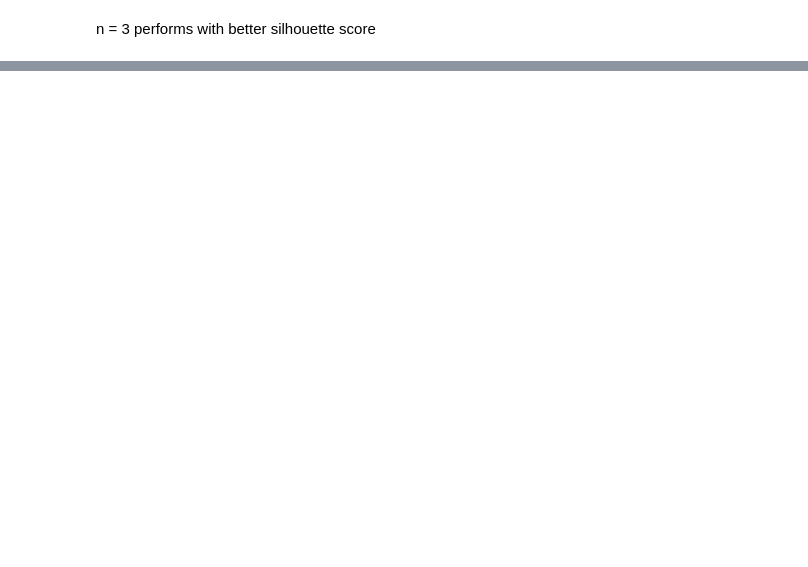
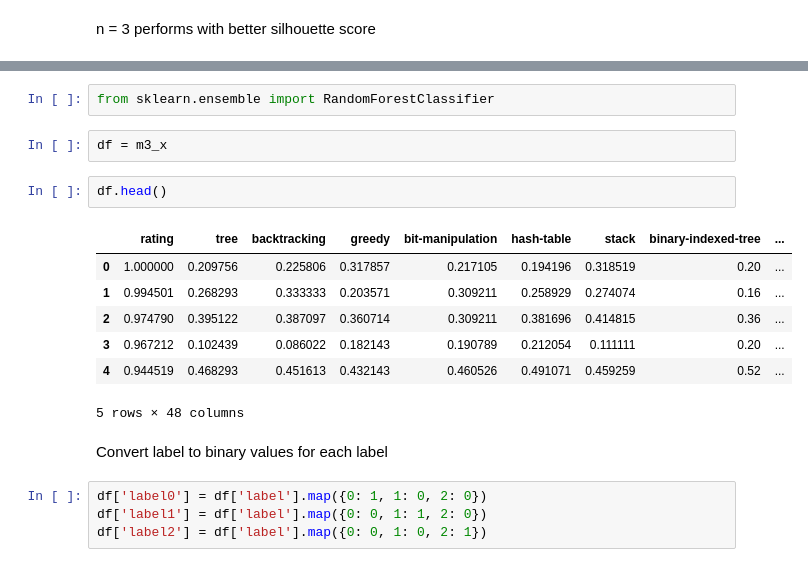
Before and after one commit to ayush02av/mlprac, a Jupyter notebook: Projects/leetcode/model.ipynb, the cells around one changed output, grey strips where cells are left out. Saved outputs shown, nothing was run; the diff lists cells and outputs as text; blank space fills up the shorter version.

```diff
--- a/Projects/leetcode/model.ipynb
+++ b/Projects/leetcode/model.ipynb
@@ -320,0 +329,20 @@ n = 3 performs with better silhouette score
+# %%
+from sklearn.ensemble import RandomForestClassifier
+# %%
+df = m3_x
+# %%
+df.head()
+# %% [output]
+|  | rating | tree | backtracking | greedy | bit-manipulation | hash-table | stack | binary-indexed-tree | ... |
+| 0 | 1.000000 | 0.209756 | 0.225806 | 0.317857 | 0.217105 | 0.194196 | 0.318519 | 0.20 | ... |
+| 1 | 0.994501 | 0.268293 | 0.333333 | 0.203571 | 0.309211 | 0.258929 | 0.274074 | 0.16 | ... |
+| 2 | 0.974790 | 0.395122 | 0.387097 | 0.360714 | 0.309211 | 0.381696 | 0.414815 | 0.36 | ... |
+| 3 | 0.967212 | 0.102439 | 0.086022 | 0.182143 | 0.190789 | 0.212054 | 0.111111 | 0.20 | ... |
+| 4 | 0.944519 | 0.468293 | 0.451613 | 0.432143 | 0.460526 | 0.491071 | 0.459259 | 0.52 | ... |
+5 rows × 48 columns
+# %% [markdown]
+Convert label to binary values for each label
+# %%
+df['label0'] = df['label'].map({0: 1, 1: 0, 2: 0})
+df['label1'] = df['label'].map({0: 0, 1: 1, 2: 0})
+df['label2'] = df['label'].map({0: 0, 1: 0, 2: 1})
```
Also changed, not shown: parts of 33 cells of this notebook, 4 other files.
